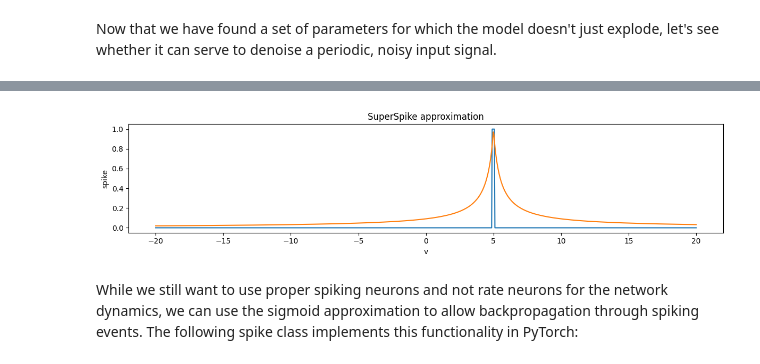
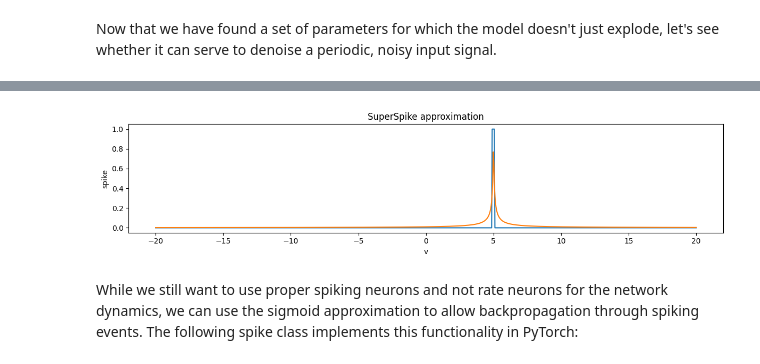
Before and after one commit to Richert/DynamicalSystems, a Jupyter notebook: reservoir_computing/SNN_Training_With_PyTorch.ipynb, the cells around one changed output, grey strips where cells are left out. Drawn from its saved outputs; the diff is of its cells as text; code cells hidden in the pictures.

```diff
--- a/reservoir_computing/SNN_Training_With_PyTorch.ipynb
+++ b/reservoir_computing/SNN_Training_With_PyTorch.ipynb
@@ -492,27 +488,27 @@ The main idea is that the spike threshold $v > v_{peak}$ can be formalized via t
 # %%
 # parameters
 v_peak = 5.0
-slope = 2.0
+slope = 20.0
 width = 0.1
 vs = np.linspace(-20.0, 20.0, 1000)
 x = vs - v_peak
 
 # calculate heaviside target output
 heavi_spike = np.heaviside(x + width, 1.0) * np.heaviside(-x+width, 1.0)
 
 # calculate sigmoid approximation
 sigmoid_spike = 1.0/(1.0 + slope*np.abs(x))
 
 # plot heaviside vs. sigmoid
 fig, ax = plt.subplots(figsize=(12, 3))
 ax.plot(vs, heavi_spike, label="heaviside")
 ax.plot(vs, sigmoid_spike, label="sigmoid")
 ax.set_xlabel("v")
 ax.set_ylabel("spike")
 ax.set_title("SuperSpike approximation")
 plt.tight_layout()
 # %% [output]
-[figure, old version]
+[figure, new version]
 # %% [markdown]
 While we still want to use proper spiking neurons and not rate neurons for the network dynamics, we can use the sigmoid approximation to allow backpropagation through spiking events.
 The following spike class implements this functionality in PyTorch:
```
Also changed, not shown: parts of 17 cells of this notebook, 2 other files.
